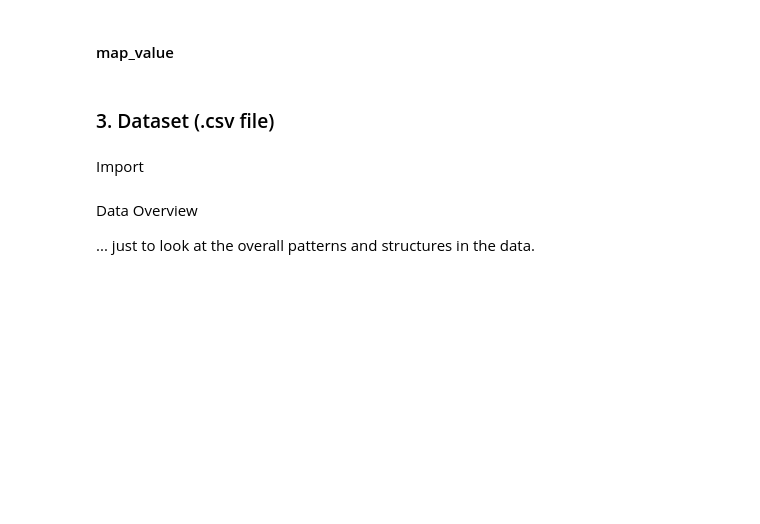
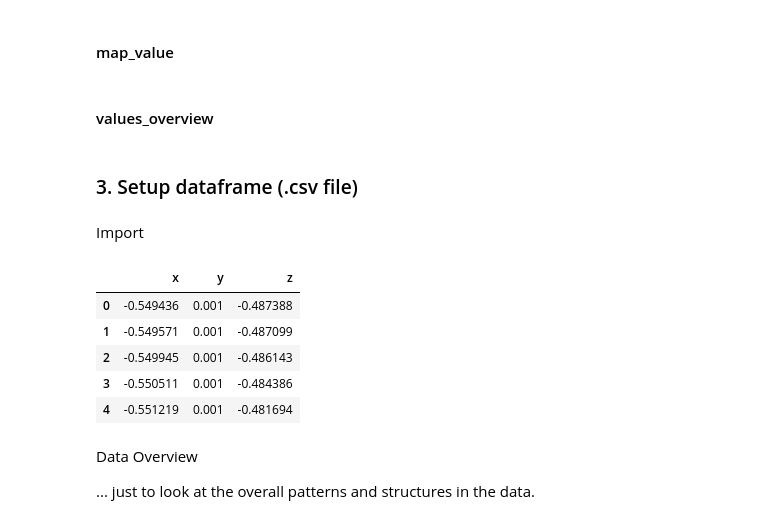
Before and after one commit to keemgunn/221120-DataSonification, a Jupyter notebook: test-01-brushPositionData01/data2midi-test01.ipynb, the cells around one changed output. Saved outputs shown, nothing was run; the diff lists cells and outputs as text; code cells hidden in the pictures; blank space fills up the shorter version.

```diff
--- a/test-01-brushPositionData01/data2midi-test01.ipynb
+++ b/test-01-brushPositionData01/data2midi-test01.ipynb
@@ -51,3 +46,5 @@ def data_overview(dataframe):
 def map_value(value, min_input, max_input, min_output, max_output):
     result = min_output + (value - min_input)/(max_input - min_input)*(max_output - min_output)
     return result
+# %% [markdown]
+#### values_overview
@@ -54,4 +59,4 @@ def map_value(value, min_input, max_input, min_output, max_output):
 # %% [markdown]
-### 3. Dataset (.csv file)
+### 3. Setup dataframe (.csv file)
 # %% [markdown]
 Import
@@ -60,3 +63,16 @@ df = pd.read_csv(filepath)
+# %%
+SOURCE_PATH = './Brush-positions.csv'
+    # file path of input data
+
+df = pd.read_csv(SOURCE_PATH)
+df.head()
+# %% [output]
+|  | x | y | z |
+| 0 | -0.549436 | 0.001 | -0.487388 |
+| 1 | -0.549571 | 0.001 | -0.487099 |
+| 2 | -0.549945 | 0.001 | -0.486143 |
+| 3 | -0.550511 | 0.001 | -0.484386 |
+| 4 | -0.551219 | 0.001 | -0.481694 |
 # %% [markdown]
 Data Overview
 
```
Also changed, not shown: parts of 34 cells of this notebook, 2 other files.
